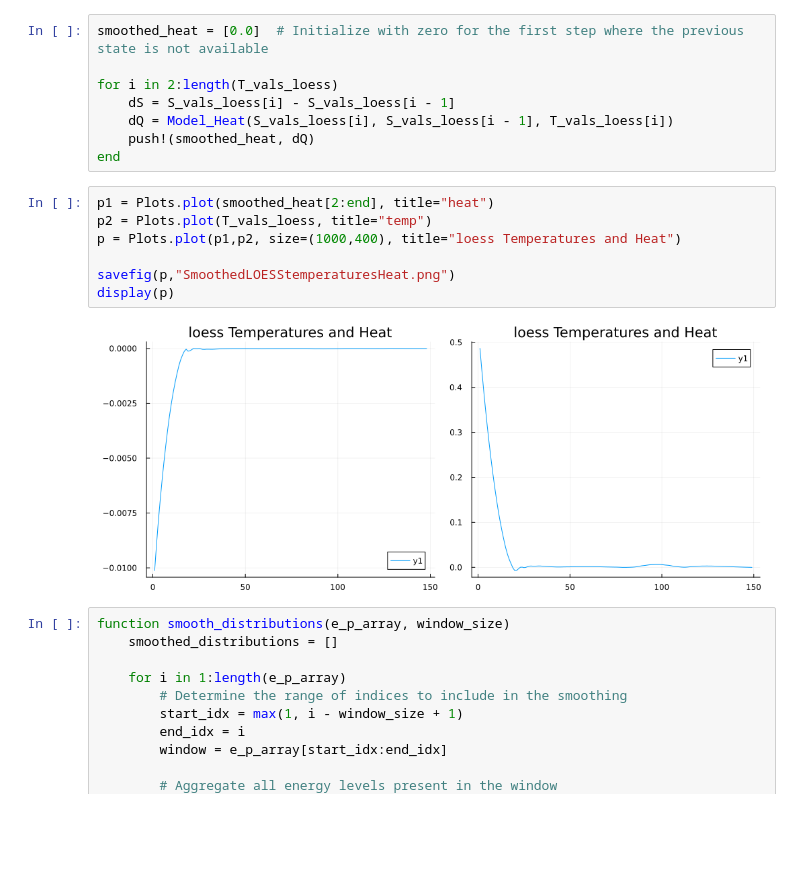
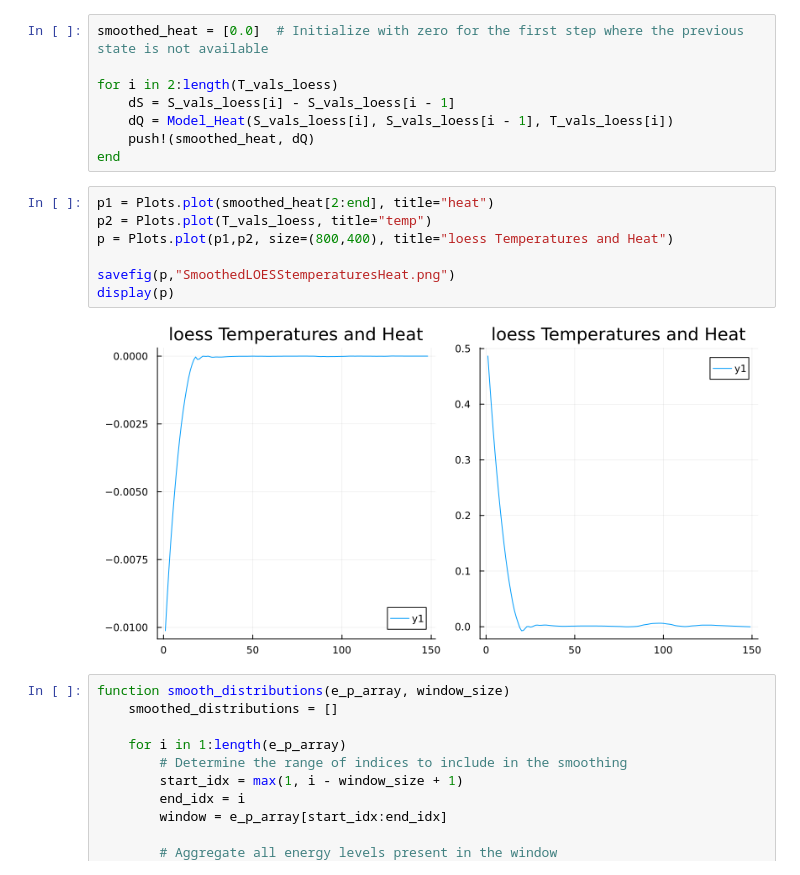
Before and after one commit to mantzaris/FlockingHeat, a Jupyter notebook: nb2.ipynb, the cells around one changed output. Cells and saved outputs as stored; diff of their text form; blank space fills up the shorter version.

Commit message:
now the figures have been changed a bit

```diff
--- a/nb2.ipynb
+++ b/nb2.ipynb
@@ -537,12 +537,12 @@ end
 # %%
 p1 = Plots.plot(smoothed_heat[2:end], title="heat")
 p2 = Plots.plot(T_vals_loess, title="temp")
-p = Plots.plot(p1,p2, size=(1000,400), title="loess Temperatures and Heat")
+p = Plots.plot(p1,p2, size=(800,400), title="loess Temperatures and Heat")
 
 savefig(p,"SmoothedLOESStemperaturesHeat.png")
 display(p)
 # %% [output]
-[figure, old version]
+[figure, new version]
 # %%
 function smooth_distributions(e_p_array, window_size)
     smoothed_distributions = []
```
Also changed, not shown: parts of 13 cells of this notebook, 10 other files.
